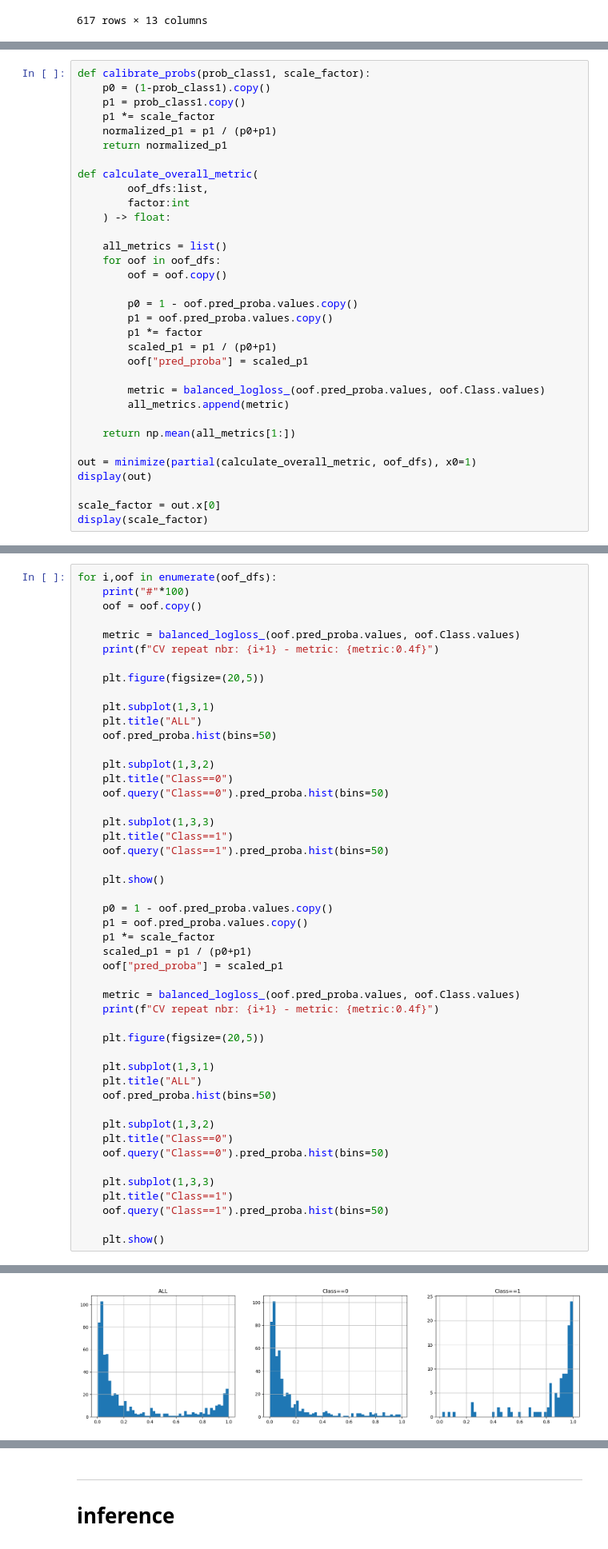
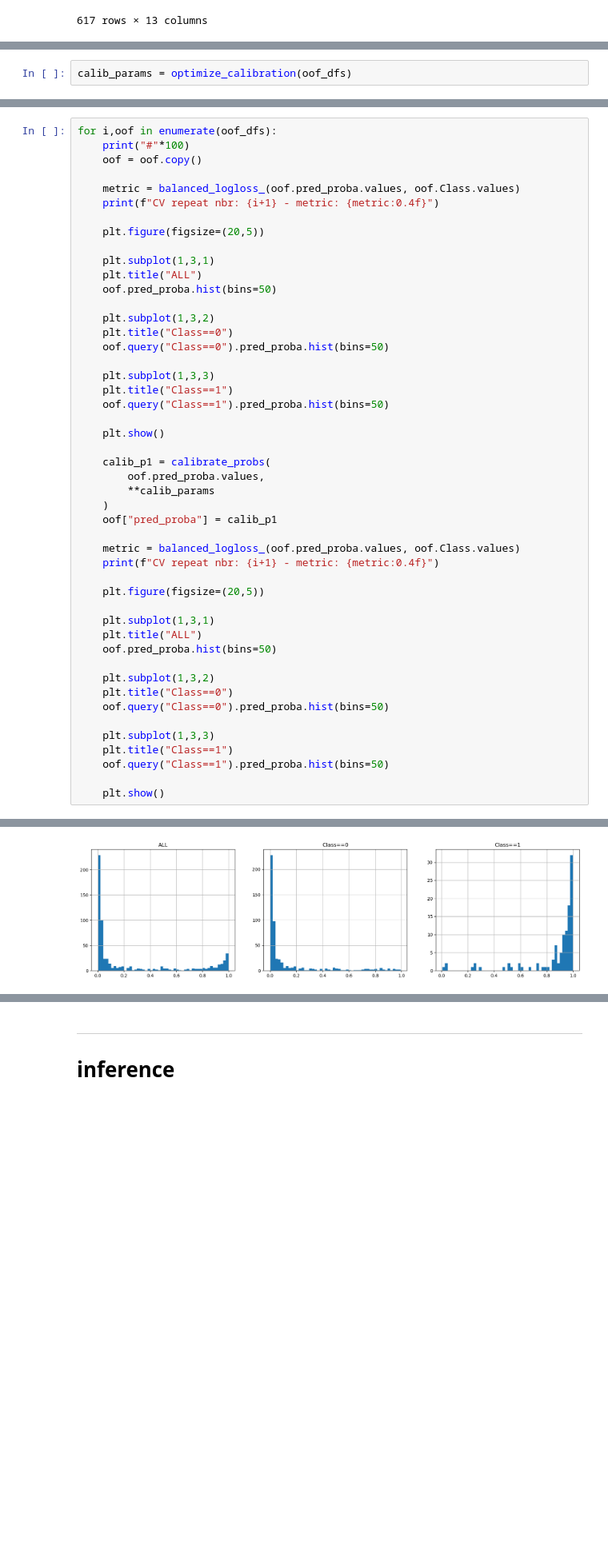
Before and after one commit to mavillan/icr-identify-age-related-conditions, a Jupyter notebook: train/iarc-catboost-weight-balanced.ipynb, the cells around one changed output, grey strips where cells are left out. Shown: that part at 80% size. Cells and saved outputs as stored; diff of their text form; blank space fills up the shorter version.

Commit message:
Kaggle Notebook | iarc-catboost-weight-balanced | Version 2

```diff
--- a/train/iarc-catboost-weight-balanced.ipynb
+++ b/train/iarc-catboost-weight-balanced.ipynb
@@ -190,36 +192,3 @@ plt.grid()
 plt.show()
 # %% [output]
 [figure]
-# %%
-def calibrate_probs(prob_class1, scale_factor):
-    p0 = (1-prob_class1).copy()
-    p1 = prob_class1.copy()
-    p1 *= scale_factor
-    normalized_p1 = p1 / (p0+p1)
-    return normalized_p1
-
-def calculate_overall_metric(
-        oof_dfs:list,
-        factor:int
-    ) -> float:
-
-    all_metrics = list()
-    for oof in oof_dfs:
-        oof = oof.copy()
-
-        p0 = 1 - oof.pred_proba.values.copy()
-        p1 = oof.pred_proba.values.copy()
-        p1 *= factor
-        scaled_p1 = p1 / (p0+p1)
-        oof["pred_proba"] = scaled_p1
-
-        metric = balanced_logloss_(oof.pred_proba.values, oof.Class.values)
-        all_metrics.append(metric)
-
-    return np.mean(all_metrics[1:])
-
-out = minimize(partial(calculate_overall_metric, oof_dfs), x0=1)
-display(out)
-
-scale_factor = out.x[0]
-display(scale_factor)
@@ -237,0 +195,2 @@ display(scale_factor)
+# %%
+calib_params = optimize_calibration(oof_dfs)
@@ -259,11 +221,11 @@ for i,oof in enumerate(oof_dfs):
 
     plt.show()
 
-    p0 = 1 - oof.pred_proba.values.copy()
-    p1 = oof.pred_proba.values.copy()
-    p1 *= scale_factor
-    scaled_p1 = p1 / (p0+p1)
-    oof["pred_proba"] = scaled_p1
+    calib_p1 = calibrate_probs(
+        oof.pred_proba.values,
+        **calib_params
+    )
+    oof["pred_proba"] = calib_p1
 
     metric = balanced_logloss_(oof.pred_proba.values, oof.Class.values)
     print(f"CV repeat nbr: {i+1} - metric: {metric:0.4f}")
@@ -296,4 +258,4 @@ CV repeat nbr: 2 - metric: 0.2457
-[figure, old version]
+[figure, new version]
 ####################################################################################################
 CV repeat nbr: 3 - metric: 0.2526
 [figure]
```
Also changed, not shown: parts of 8 cells of this notebook.
